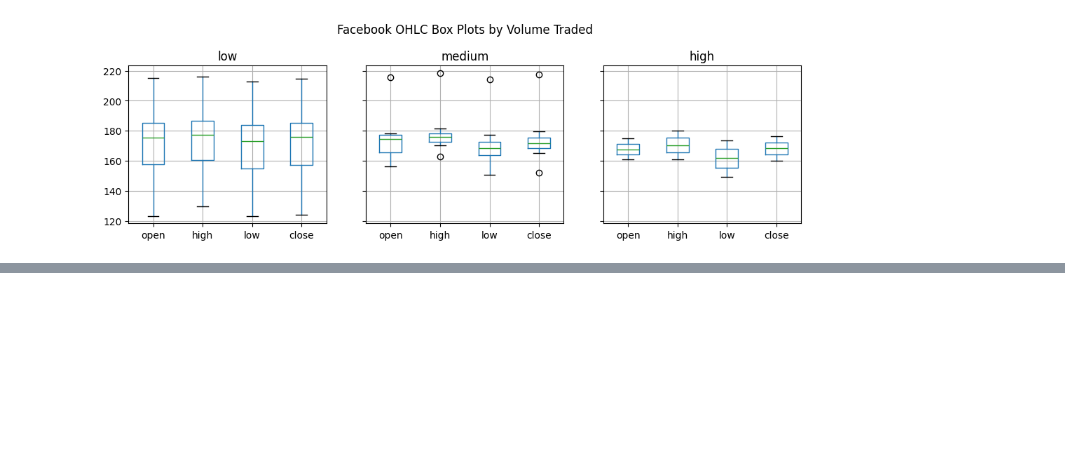
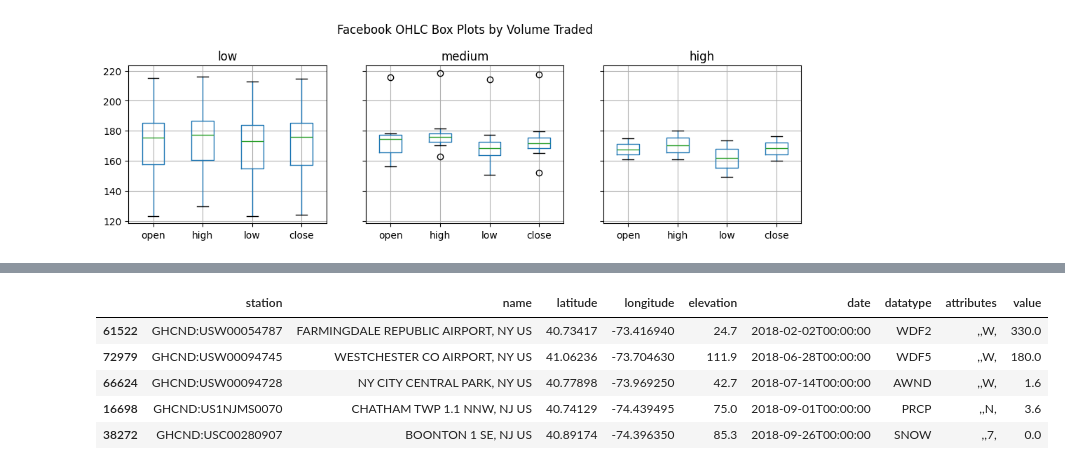
Before and after one commit to gstw7/hands-on-data-analysis-with-pandas-2nd-edition-pt-br, a Jupyter notebook: summary/00.ipynb, the cells around one changed output, grey strips where cells are left out. Drawn from its saved outputs; the diff is of its cells as text; code cells hidden in the pictures; blank space fills up the shorter version.

```diff
--- a/summary/00.ipynb
+++ b/summary/00.ipynb
@@ -931,0 +1025,10 @@ Text(0.5, 1.1, 'Facebook OHLC Box Plots by Volume Traded')
+# %%
+left_join = station_info.merge(weather, on='station', how='left')
+left_join.sample(5, random_state=0)
+# %% [output]
+|  | station | name | latitude | longitude | elevation | date | datatype | attributes | value |
+| 61522 | GHCND:USW00054787 | FARMINGDALE REPUBLIC AIRPORT, NY US | 40.73417 | -73.416940 | 24.7 | 2018-02-02T00:00:00 | WDF2 | ,,W, | 330.0 |
+| 72979 | GHCND:USW00094745 | WESTCHESTER CO AIRPORT, NY US | 41.06236 | -73.704630 | 111.9 | 2018-06-28T00:00:00 | WDF5 | ,,W, | 180.0 |
+| 66624 | GHCND:USW00094728 | NY CITY CENTRAL PARK, NY US | 40.77898 | -73.969250 | 42.7 | 2018-07-14T00:00:00 | AWND | ,,W, | 1.6 |
+| 16698 | GHCND:US1NJMS0070 | CHATHAM TWP 1.1 NNW, NJ US | 40.74129 | -74.439495 | 75.0 | 2018-09-01T00:00:00 | PRCP | ,,N, | 3.6 |
+| 38272 | GHCND:USC00280907 | BOONTON 1 SE, NJ US | 40.89174 | -74.396350 | 85.3 | 2018-09-26T00:00:00 | SNOW | ,,7, | 0.0 |
```
Also changed, not shown: parts of 24 cells of this notebook, 1 other file.
